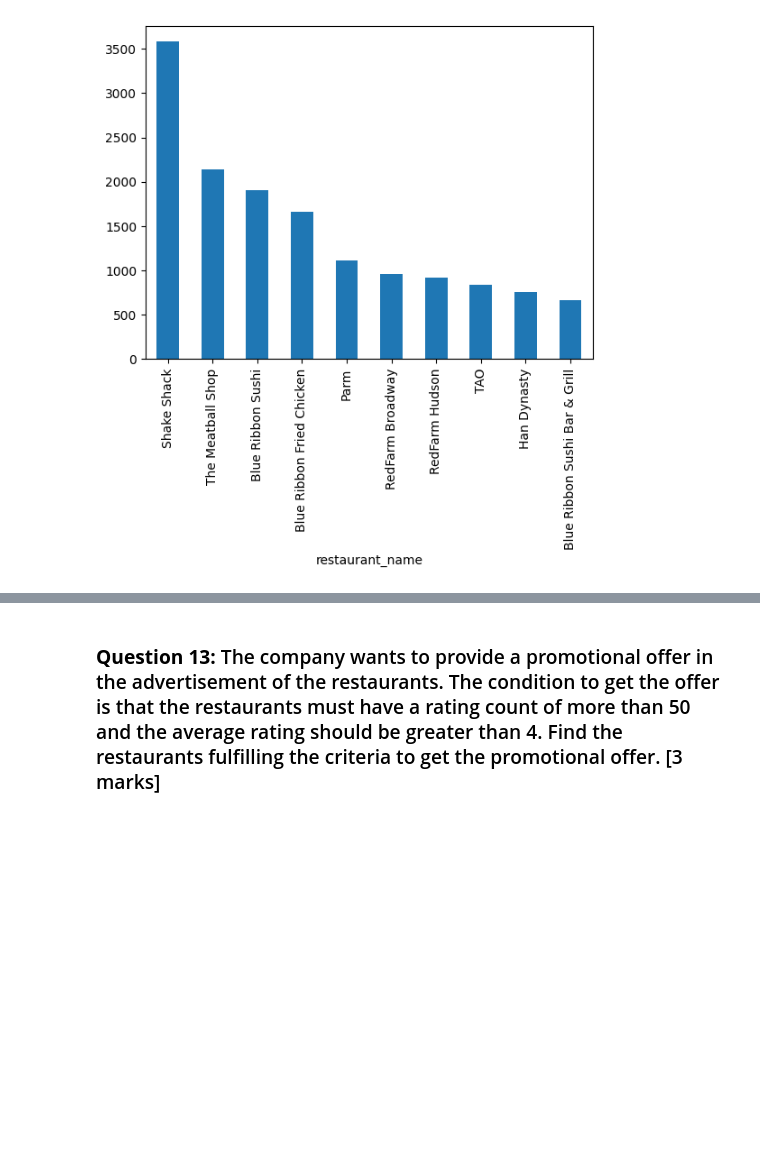
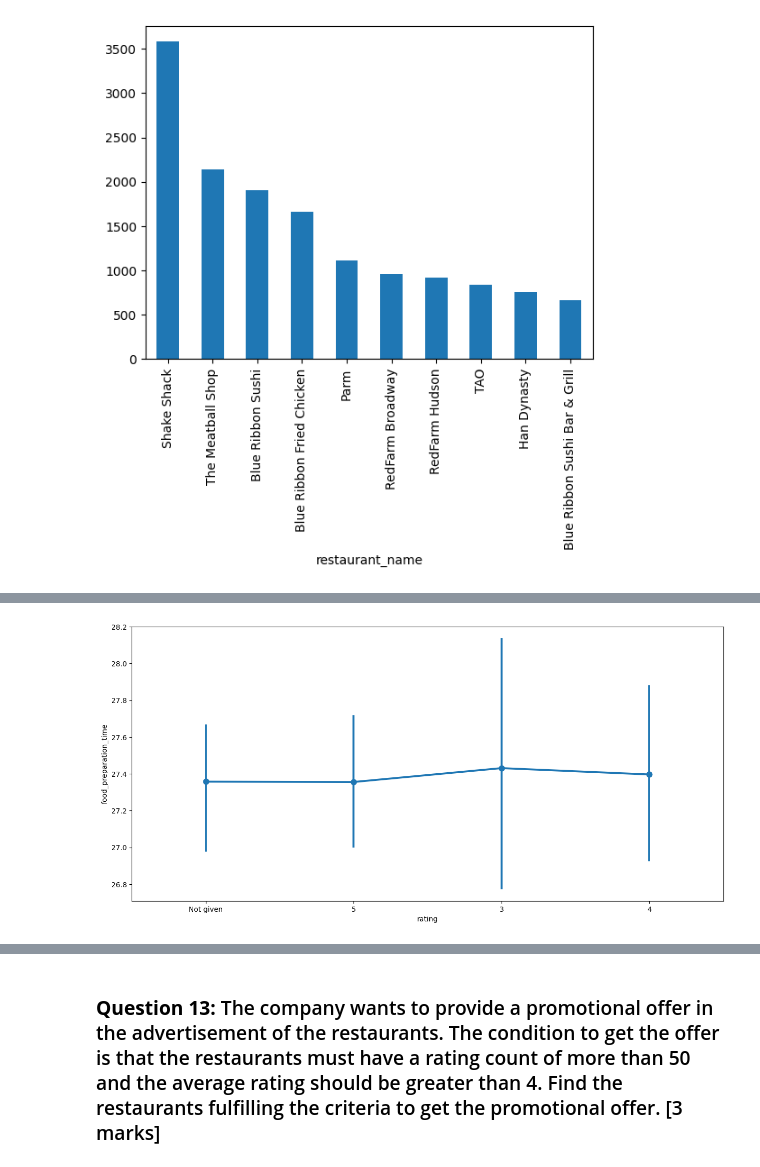
Before and after one commit to SudipKundu2023/Greatlearning, a Jupyter notebook: FoodHubUsecase/PYF_Project_Learner_Notebook_Full_Code.ipynb, the cells around one changed output, grey strips where cells are left out. Drawn from its saved outputs; the diff is of its cells as text; code cells hidden in the pictures; blank space fills up the shorter version.

```diff
--- a/FoodHubUsecase/PYF_Project_Learner_Notebook_Full_Code.ipynb
+++ b/FoodHubUsecase/PYF_Project_Learner_Notebook_Full_Code.ipynb
@@ -381,0 +389,7 @@ df.groupby('restaurant_name')['cost_of_the_order'].sum().sort_values(ascending=F
+# %%
+# Rating vs Food preparation time
+plt.figure(figsize=(15,7))
+sns.pointplot(x='rating',y='food_preparation_time',data=df)
+plt.show()
+# %% [output]
+[figure, added]
```
Also changed, not shown: parts of 9 cells of this notebook.
